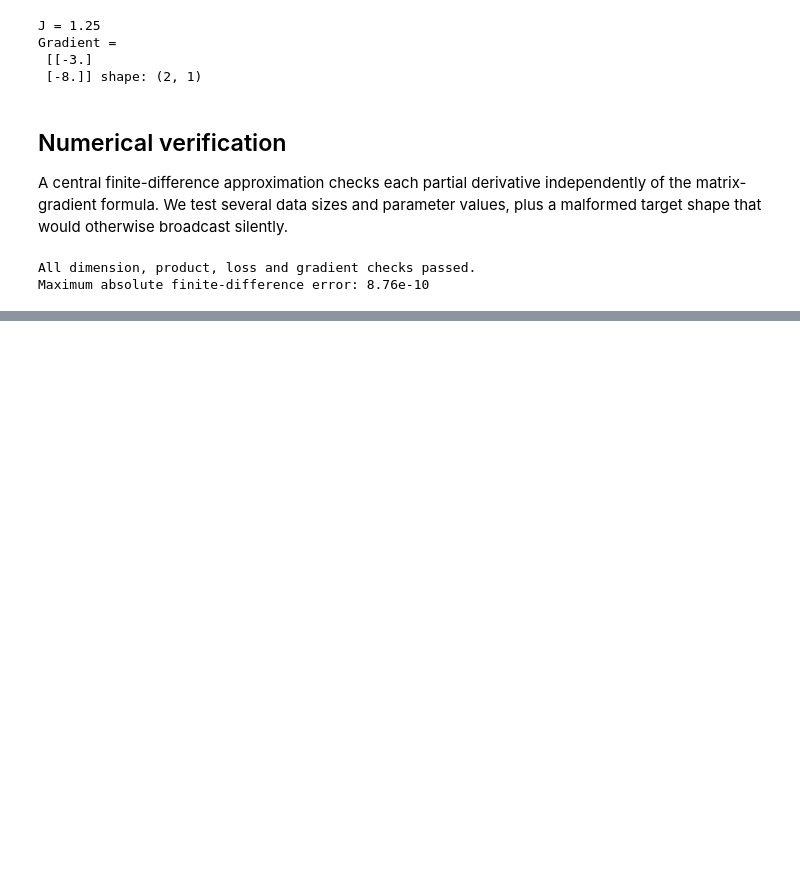
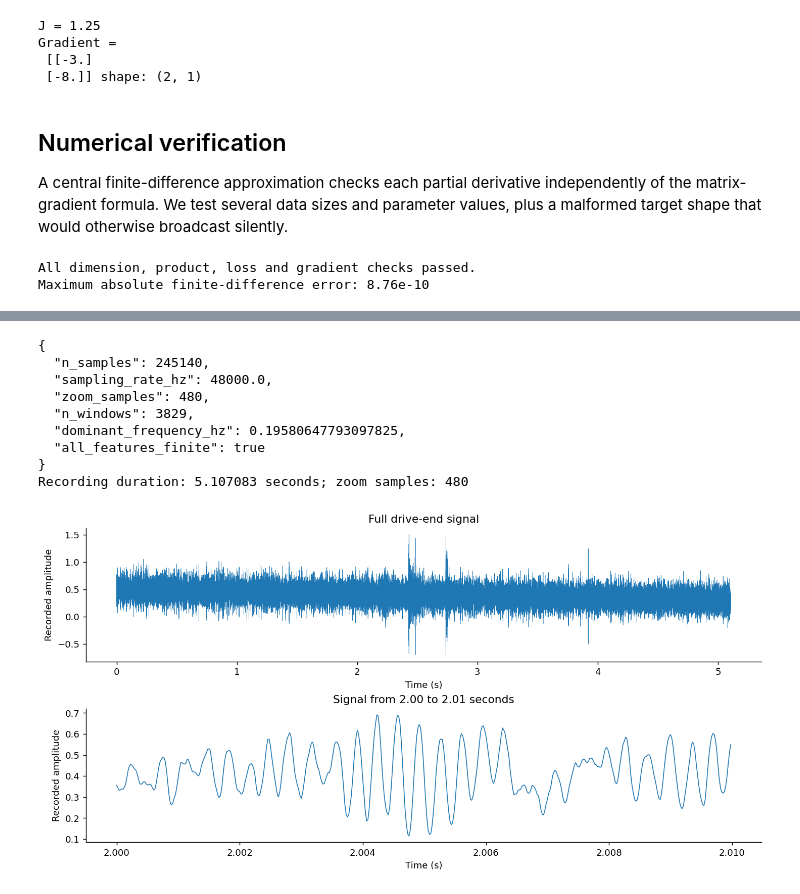
Before and after one commit to raha-sajed/AI-course, a Jupyter notebook: HomeWork1/HomeWork1.ipynb, the cells around one changed output, grey strips where cells are left out. Cells and saved outputs as stored; diff of their text form; code cells hidden in the pictures; blank space fills up the shorter version.

Commit message:
Complete signal processing in Homework 1

```diff
--- a/HomeWork1/HomeWork1.ipynb
+++ b/HomeWork1/HomeWork1.ipynb
@@ -218,0 +171,23 @@ Linear algebra is completed above. The Iris exercise remains to be completed.
+# %%
+from pathlib import Path
+import sys
+import pandas as pd
+from scipy.io import loadmat
+from IPython.display import display, Image
+root = next(p for p in [Path.cwd(), *Path.cwd().parents] if (p / "HomeWork1" / "201.mat").is_file())
+if str(root) not in sys.path:
+    sys.path.insert(0, str(root))
+from HomeWork1.signal_analysis import (
+    HERE, run, compute_spectrum, segment_signal, extract_features,
+    signal_statistics, time_window,
+)
+payload = loadmat(HERE / "201.mat")
+print("Container type:", type(payload).__name__)
+display(pd.DataFrame([
+    {"field": name, "type": type(value).__name__, "shape": getattr(value, "shape", None)}
+    for name, value in payload.items()
+]))
+signal = payload["X201_DE_time"].reshape(-1)
+fs = 48_000.
+print("Selected channel:", "X201_DE_time", "samples:", len(signal))
+print("Recorded motor speed (RPM):", int(payload["X201RPM"].item()))
@@ -218,0 +209,32 @@ Linear algebra is completed above. The Iris exercise remains to be completed.
+# %%
+import io
+import matplotlib.pyplot as plt
+
+def show_figure(fig):
+    buffer = io.BytesIO()
+    fig.savefig(buffer, format="png", dpi=130, bbox_inches="tight")
+    display(Image(data=buffer.getvalue()))
+    plt.close(fig)
+
+summary = run(HERE / "201.mat", HERE / "results", sampling_rate=fs)
+time = np.arange(len(signal)) / fs
+zoom_time, zoom_signal = time_window(signal, fs, 2., 2.01)
+assert len(zoom_signal) == 480
+fig, axes = plt.subplots(2, 1, figsize=(11, 5.5), layout="constrained")
+axes[0].plot(time, signal, linewidth=.35)
+axes[0].set(title="Full drive-end signal", xlabel="Time (s)", ylabel="Recorded amplitude")
+axes[1].plot(zoom_time, zoom_signal, linewidth=.9)
+axes[1].set(title="Signal from 2.00 to 2.01 seconds", xlabel="Time (s)", ylabel="Recorded amplitude")
+show_figure(fig)
+print(f"Recording duration: {len(signal)/fs:.6f} seconds; zoom samples: {len(zoom_signal)}")
+# %% [output]
+{
+  "n_samples": 245140,
+  "sampling_rate_hz": 48000.0,
+  "zoom_samples": 480,
+  "n_windows": 3829,
+  "dominant_frequency_hz": 0.19580647793097825,
+  "all_features_finite": true
+}
+Recording duration: 5.107083 seconds; zoom samples: 480
+[figure, added]
```
Also changed, not shown: parts of 18 cells of this notebook, 7 other files.
